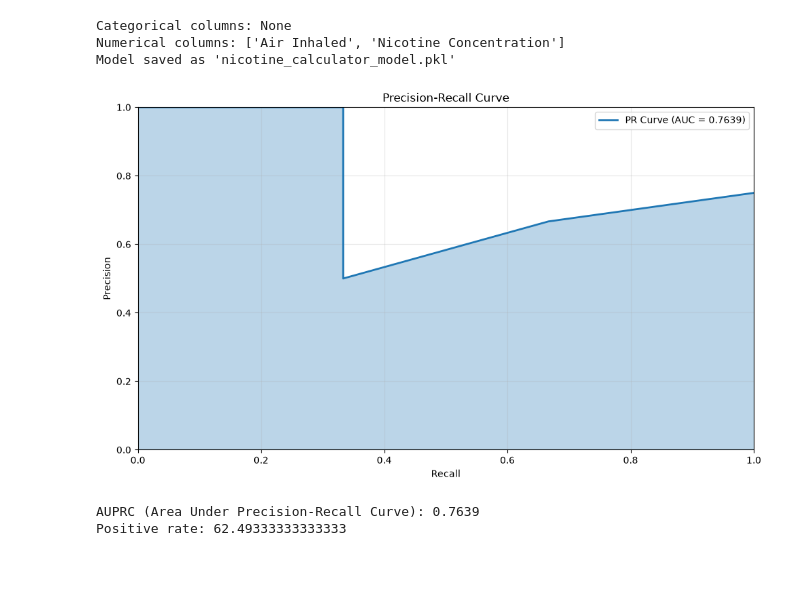
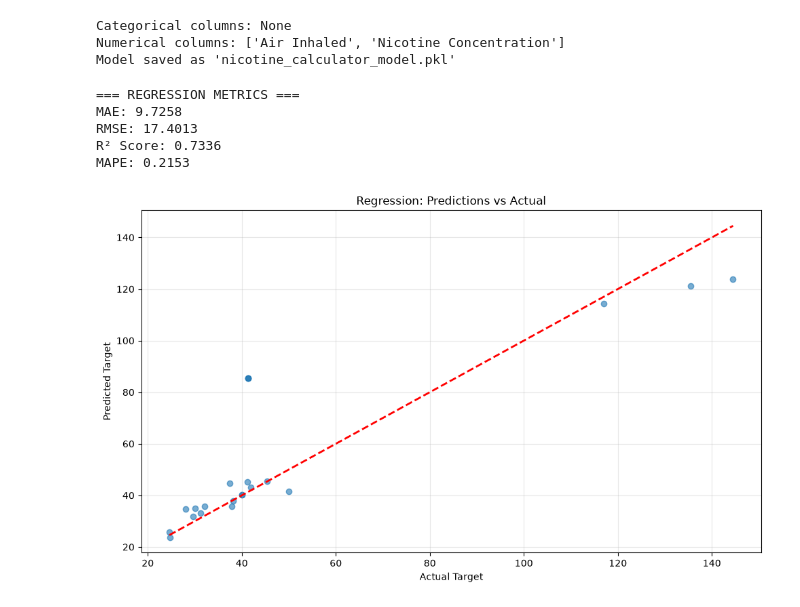
Before and after one commit to coolfrancy/NicotineCalculator, a Jupyter notebook: main.ipynb, the cells around one changed output. Cells and saved outputs as stored; diff of their text form; code cells hidden in the pictures; blank space fills up the shorter version.

Commit message:
metrics that were used were for a classification model, fixed to regression

```diff
--- a/main.ipynb
+++ b/main.ipynb
@@ -13,3 +12,11 @@ from sklearn.pipeline import Pipeline
 import xgboost as xgb
 import matplotlib.pyplot as plt
 import joblib
+# %%
+# Load data
+df = pd.read_csv('data/smokes.csv')
+
+# Drop None value
+df.dropna(inplace=True)
+
+print(df.head())
@@ -74,34 +90,29 @@ Categorical columns: None
 Numerical columns: ['Air Inhaled', 'Nicotine Concentration']
 Model saved as 'nicotine_calculator_model.pkl'
 # %%
-# For regression, create binary targets based on threshold
-threshold = 0.5
-y_test_binary = (y_test >= threshold).astype(int)  # Binary classification
-y_pred_proba = y_pred_test  # Use predictions as scores
+from sklearn.metrics import mean_absolute_error, mean_squared_error, r2_score, mean_absolute_percentage_error
 
-# Calculate PR curve
-precision, recall, thresholds_pr = precision_recall_curve(y_test_binary, y_pred_proba)
-pr_auc = auc(recall, precision)
+print("=== REGRESSION METRICS ===")
+print(f"MAE: {mean_absolute_error(y_test, y_pred_test):.4f}")
+print(f"RMSE: {np.sqrt(mean_squared_error(y_test, y_pred_test)):.4f}")
+print(f"R² Score: {r2_score(y_test, y_pred_test):.4f}")
+print(f"MAPE: {mean_absolute_percentage_error(y_test, y_pred_test):.4f}")
 
-# Plot
+# Visualize predictions vs actual
 plt.figure(figsize=(10, 6))
-plt.plot(recall, precision, linewidth=2, label=f'PR Curve (AUC = {pr_auc:.4f})')
-plt.fill_between(recall, precision, alpha=0.3)
-
-plt.xlabel('Recall')
-plt.ylabel('Precision')
-plt.title('Precision-Recall Curve')
-plt.legend()
+plt.scatter(y_test, y_pred_test, alpha=0.6)
+plt.plot([y_test.min(), y_test.max()], [y_test.min(), y_test.max()], 'r--', lw=2)
+plt.xlabel('Actual Target')
+plt.ylabel('Predicted Target')
+plt.title('Regression: Predictions vs Actual')
 plt.grid(True, alpha=0.3)
-plt.xlim([0, 1])
-plt.ylim([0, 1])
 plt.tight_layout()
 plt.show()
-
-print(f"AUPRC (Area Under Precision-Recall Curve): {pr_auc:.4f}")
-print("Positive rate:", y_test.mean())
 # %% [output]
+=== REGRESSION METRICS ===
+MAE: 9.7258
+RMSE: 17.4013
+R² Score: 0.7336
+MAPE: 0.2153
-[figure, old version]
+[figure, new version]
-AUPRC (Area Under Precision-Recall Curve): 0.7639
-Positive rate: 62.49333333333333
 # %%
```
Also changed, not shown: parts of 5 cells of this notebook, 2 other files.
